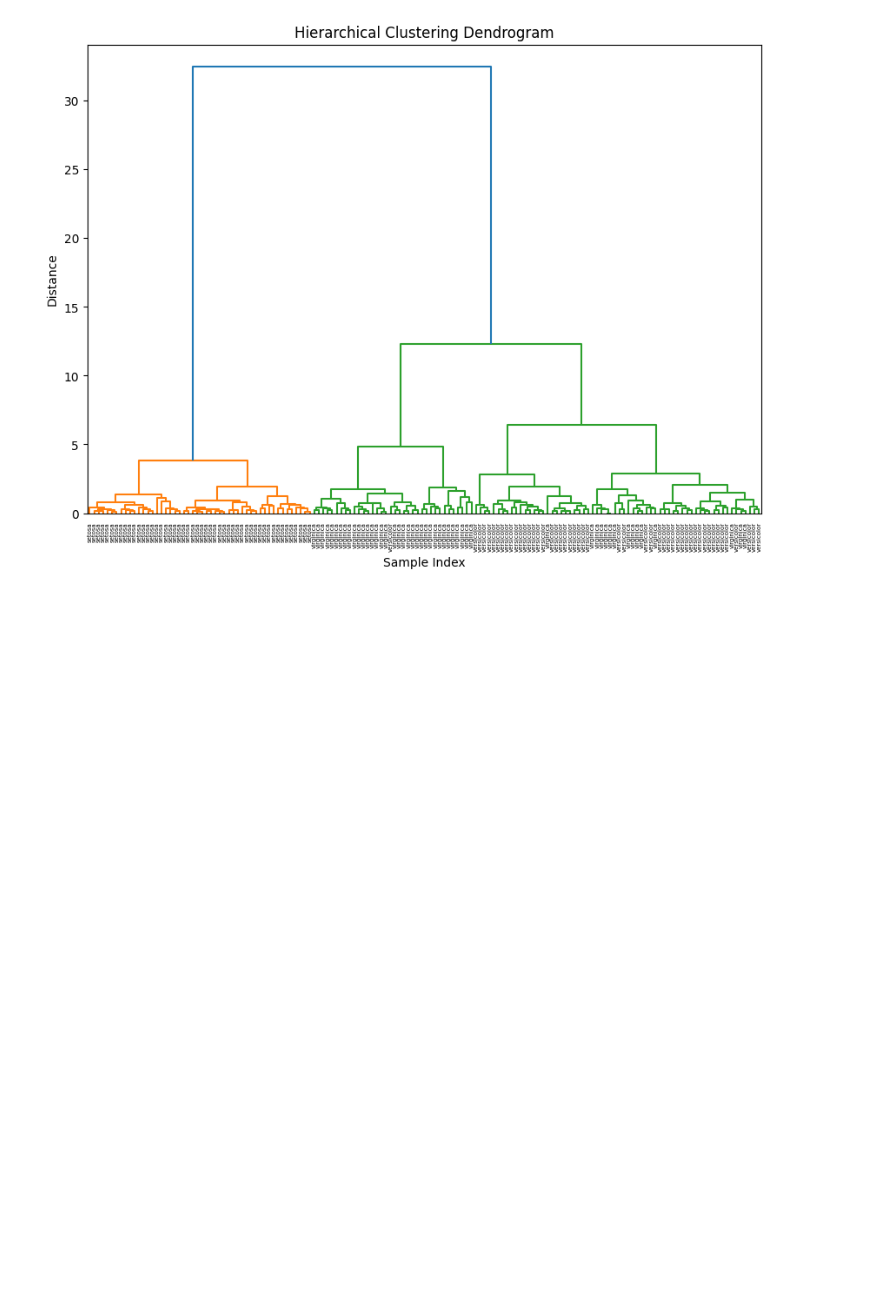
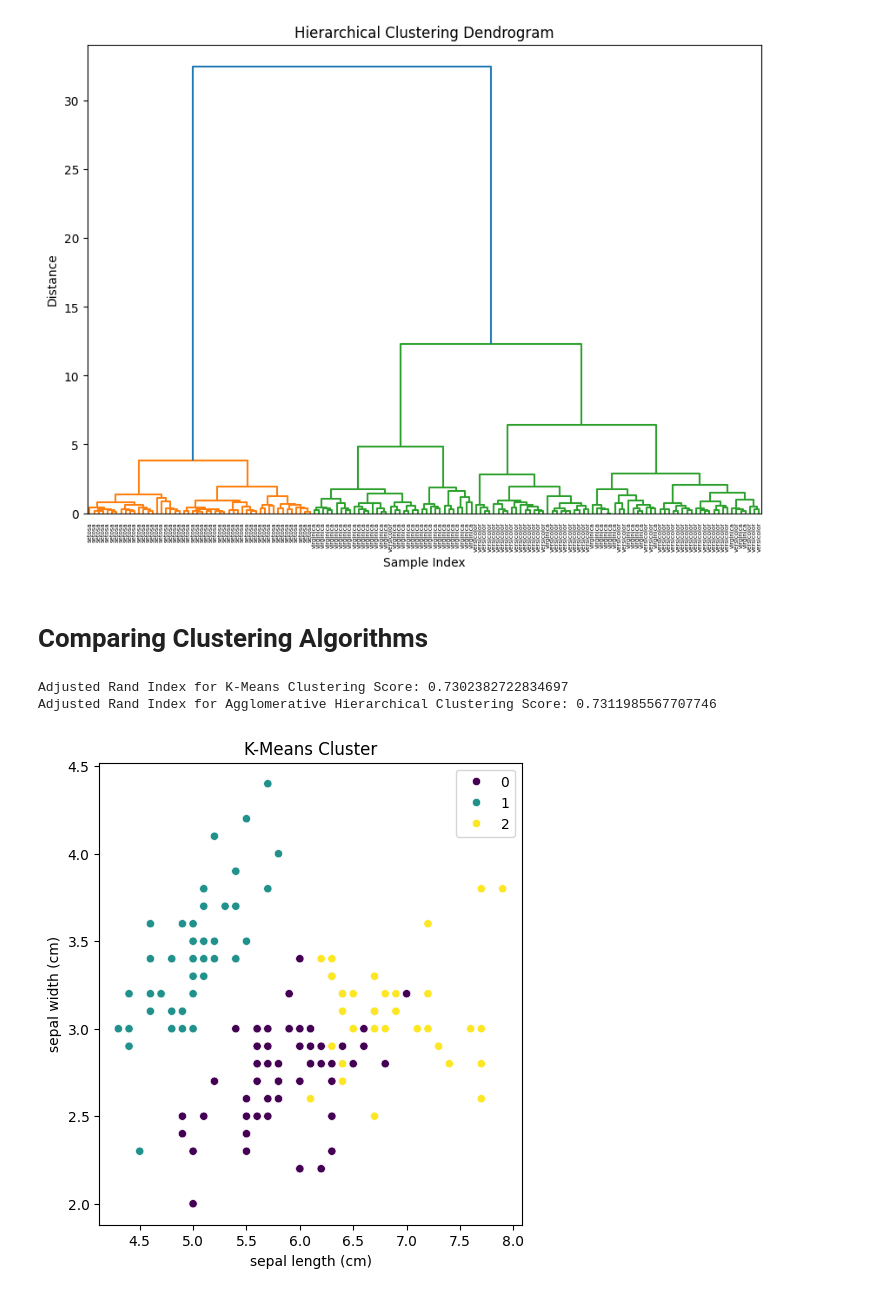
Before and after one commit to Ahmed-Islam-AI/100DaysOfBytewise, a Jupyter notebook: Solutions/Task 16 Solution/BWF_WEEK_7_TASK_16.ipynb, the cells around one changed output. Drawn from its saved outputs; the diff is of its cells as text; code cells hidden in the pictures; blank space fills up the shorter version.

Commit message:
Iris K-Means Clustering

```diff
--- a/Solutions/Task 16 Solution/BWF_WEEK_7_TASK_16.ipynb
+++ b/Solutions/Task 16 Solution/BWF_WEEK_7_TASK_16.ipynb
@@ -139,3 +139,12 @@ plt.ylabel('Distance')
 plt.show()
 # %% [output]
 [figure]
+# %% [markdown]
+# Comparing Clustering Algorithms
+# %%
+from sklearn.cluster import AgglomerativeClustering
+from sklearn.metrics import adjusted_rand_score
+
+# Applying K-Means Clustering
+kmeans = KMeans(n_clusters=3, random_state=42)
+kmeans_labels = kmeans.fit_predict(X)
@@ -141,0 +156,23 @@ plt.show()
+# %%
+# Evaluating the performance
+
+kmeans_score = adjusted_rand_score(y, kmeans_labels)
+agg_score = adjusted_rand_score(y, agg_labels)
+
+print(f'Adjusted Rand Index for K-Means Clustering Score: {kmeans_score}')
+print(f'Adjusted Rand Index for Agglomerative Hierarchical Clustering Score: {agg_score}')
+# %% [output]
+Adjusted Rand Index for K-Means Clustering Score: 0.7302382722834697
+Adjusted Rand Index for Agglomerative Hierarchical Clustering Score: 0.7311985567707746
+# %%
+#visualizing the results
+
+plt.figure(figsize=(12,6))
+plt.subplot(1,2,1)
+sns.scatterplot(x=df.iloc[:,0], y=df.iloc[:, 1], hue=kmeans_labels, data=df, palette = 'viridis')
+plt.title('K-Means Cluster')
+plt.xlabel(iris.feature_names[0])
+plt.ylabel(iris.feature_names[1])
+plt.show()
+# %% [output]
+[figure, added]
```
Also changed, not shown: parts of 3 cells of this notebook.
